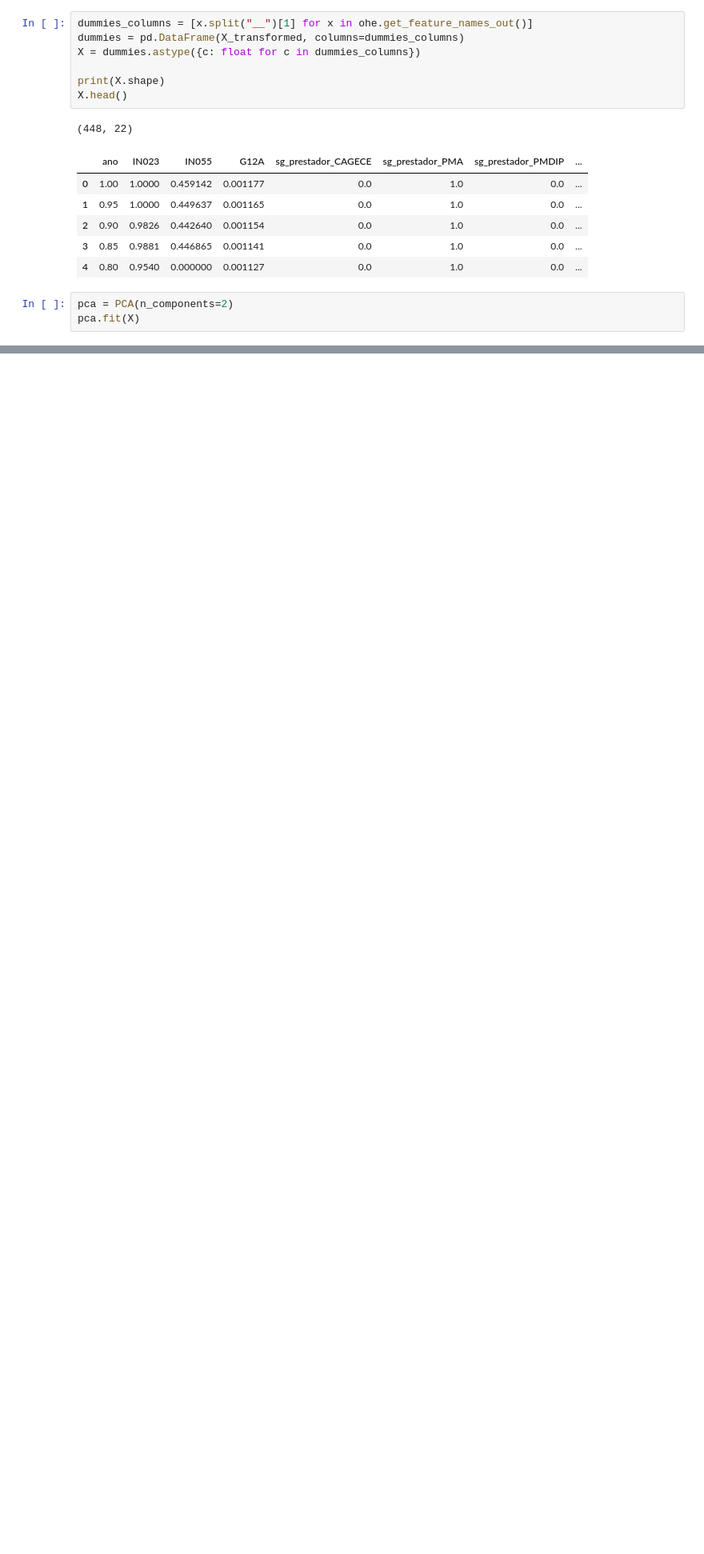
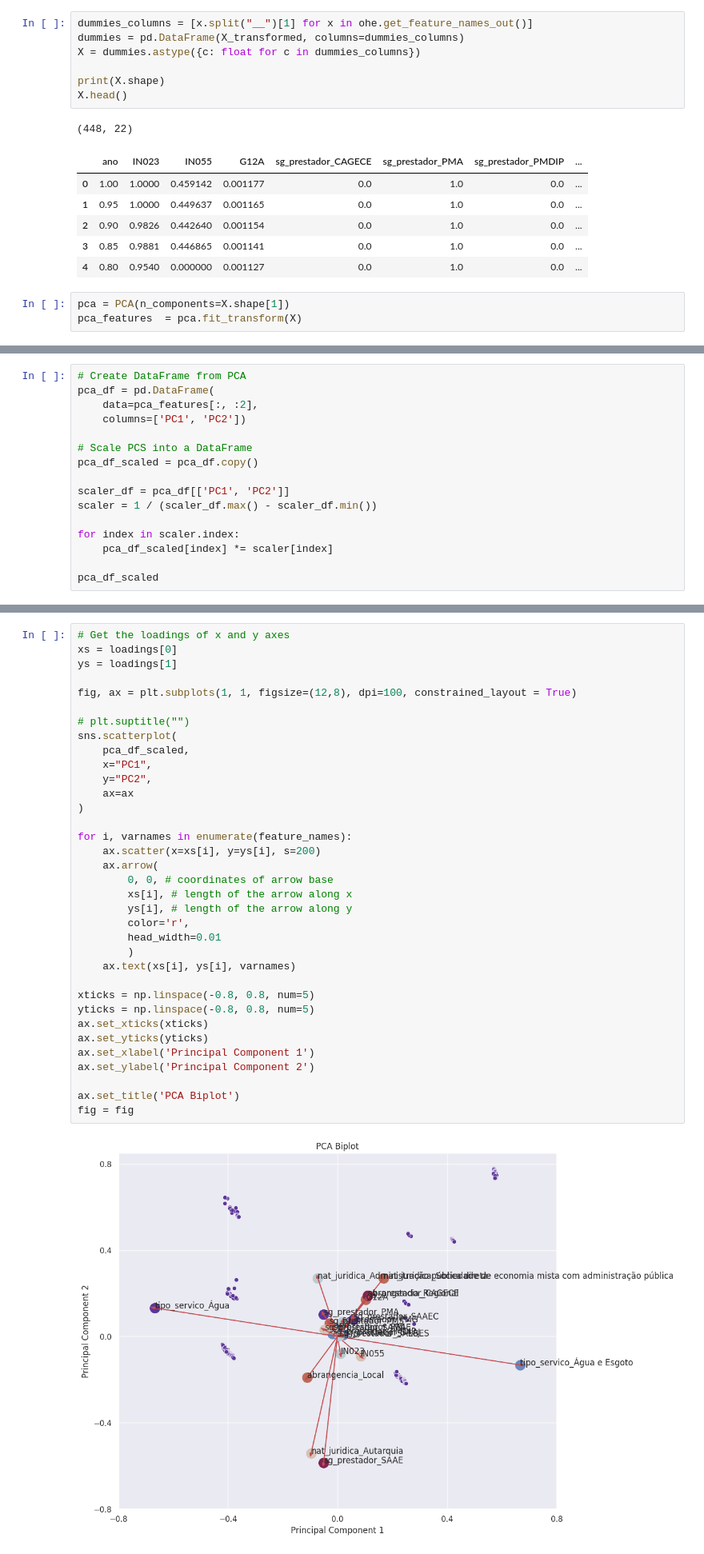
Before and after one commit to rafaelcbpy/Comp_Aplicada_ICA, a Jupyter notebook: notebooks/HW1/EDA.ipynb, the cells around one changed output, grey strips where cells are left out. Shown at 80% size. Cells and saved outputs as stored; diff of their text form; blank space fills up the shorter version.

```diff
--- a/notebooks/HW1/EDA.ipynb
+++ b/notebooks/HW1/EDA.ipynb
@@ -431,5 +498,5 @@ X.head()
 | 3 | 0.85 | 0.9881 | 0.446865 | 0.001141 | 0.0 | 1.0 | 0.0 | ... |
 | 4 | 0.80 | 0.9540 | 0.000000 | 0.001127 | 0.0 | 1.0 | 0.0 | ... |
 # %%
-pca = PCA(n_components=2)
-pca.fit(X)
+pca = PCA(n_components=X.shape[1])
+pca_features  = pca.fit_transform(X)
@@ -439,0 +532,16 @@ X_reduced = pca.transform(X)
+# %%
+# Create DataFrame from PCA
+pca_df = pd.DataFrame(
+    data=pca_features[:, :2],
+    columns=['PC1', 'PC2'])
+
+# Scale PCS into a DataFrame
+pca_df_scaled = pca_df.copy()
+
+scaler_df = pca_df[['PC1', 'PC2']]
+scaler = 1 / (scaler_df.max() - scaler_df.min())
+
+for index in scaler.index:
+    pca_df_scaled[index] *= scaler[index]
+
+pca_df_scaled
@@ -439,0 +562,37 @@ X_reduced = pca.transform(X)
+# %%
+# Get the loadings of x and y axes
+xs = loadings[0]
+ys = loadings[1]
+
+fig, ax = plt.subplots(1, 1, figsize=(12,8), dpi=100, constrained_layout = True)
+
+# plt.suptitle("")
+sns.scatterplot(
+    pca_df_scaled,
+    x="PC1",
+    y="PC2",
+    ax=ax
+)
+
+for i, varnames in enumerate(feature_names):
+    ax.scatter(x=xs[i], y=ys[i], s=200)
+    ax.arrow(
+        0, 0, # coordinates of arrow base
+        xs[i], # length of the arrow along x
+        ys[i], # length of the arrow along y
+        color='r',
+        head_width=0.01
+        )
+    ax.text(xs[i], ys[i], varnames)
+
+xticks = np.linspace(-0.8, 0.8, num=5)
+yticks = np.linspace(-0.8, 0.8, num=5)
+ax.set_xticks(xticks)
+ax.set_yticks(yticks)
+ax.set_xlabel('Principal Component 1')
+ax.set_ylabel('Principal Component 2')
+
+ax.set_title('PCA Biplot')
+fig = fig
+# %% [output]
+[figure, added]
```
Also changed, not shown: parts of 11 cells of this notebook.
